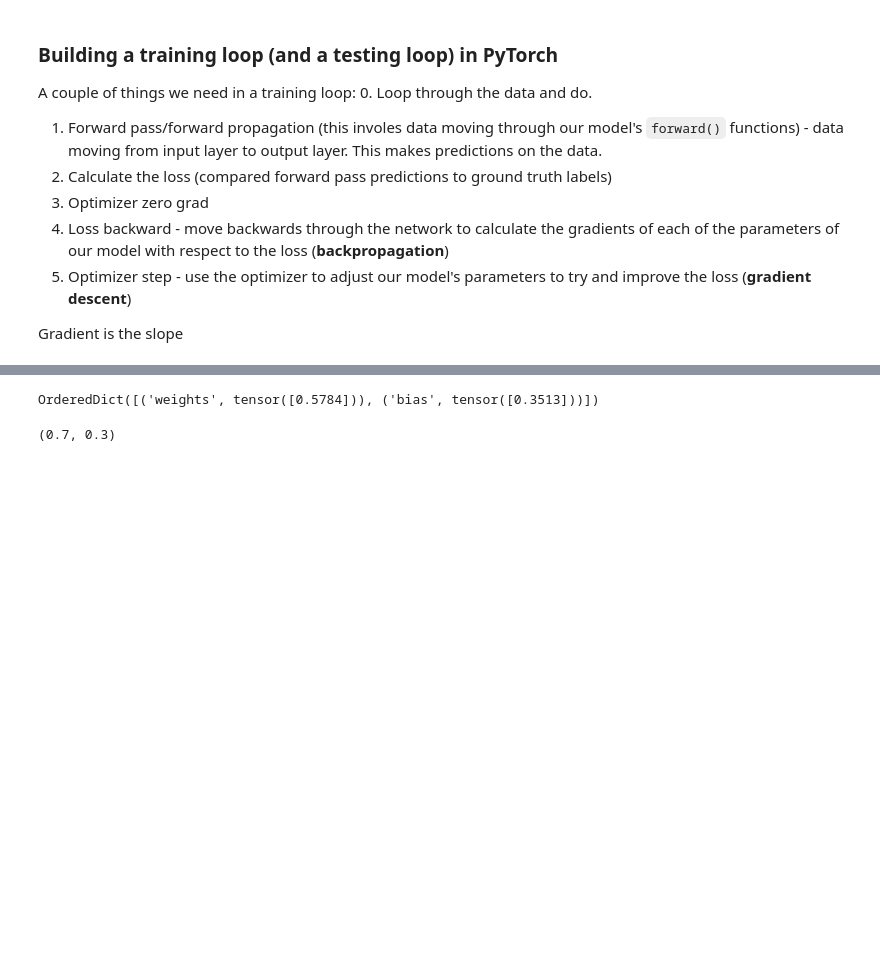
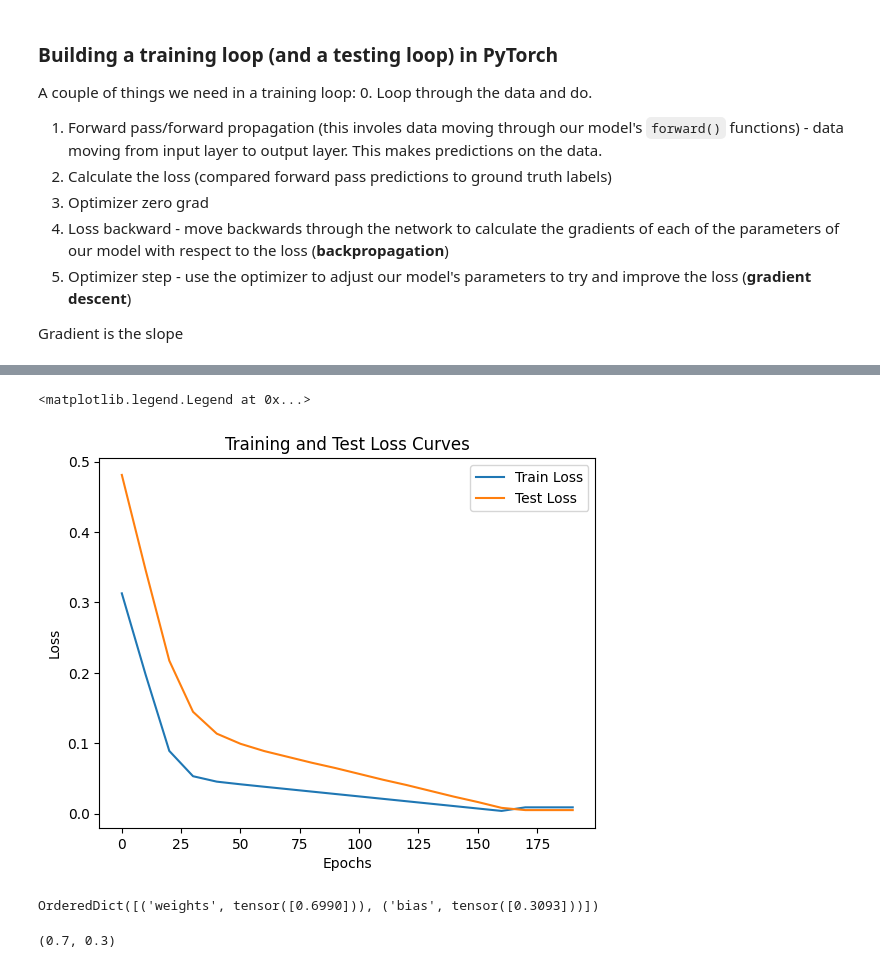
Before and after one commit to sifulsidd/pytorch, a Jupyter notebook: 01_pytorch_workflow.ipynb, the cells around one changed output, grey strips where cells are left out. Cells and saved outputs as stored; diff of their text form; code cells hidden in the pictures; blank space fills up the shorter version.

Commit message:
Understood training test loop and the steps required. Also graphed data to see how model is acting.

```diff
--- a/01_pytorch_workflow.ipynb
+++ b/01_pytorch_workflow.ipynb
@@ -365,7 +365,13 @@ Gradient is the slope
 # %%
 torch.manual_seed(42)
 # An epoch is one loop through the data... (this is a hyperparameter because we set it ourselves)
-epochs = 100
+epochs = 200
+
+# Track different values, compare future experiments to past experiments
+epoch_count = []
+loss_values = []
+test_loss_values = []
+# ^ create empty lists to store model progress
 
 ### Training
 # 0. Loop through the data
@@ -390,16 +396,26 @@ for epoch in range(epochs):
   optimizer.step() # by default how the optimizer changes will accumulate through the loop so... we have to zero them above in step 3 for the next iteration of the loop
 
   ### Testing
+  # tell model we want to evaluate rather than train
   model_0.eval() # turns off gradient tracking, turns off different settings in the model not needed for evaluation/testing (dropout/batchnorm layers)
+
+  # Do this for faster performance
   with torch.inference_mode(): # turns off gradient tracking & a couple more things behind the scenes
+    # Pass test data through the model, calls forward() method
     # 1. Do the forward pass
     test_pred = model_0(X_test)
 
+    # Calculate test loss (how wrong model's predictions are on test dataset, lower is better)
     # 2. Calculate the loss
     test_loss = loss_fn(test_pred, y_test)
 
+  # Display information every ~10 epochs
   # Print out whats happening
   if epoch % 10 == 0:
+    epoch_count.append(epoch)
+    loss_values.append(loss)
+    test_loss_values.append(test_loss)
+
     print(f"Epoch: {epoch} | Loss: {loss} | Test loss: {test_loss}")
     # Print out model state dict()
     print(model_0.state_dict())
@@ -423,0 +440,9 @@ Loss: 0.02479521557688713
+# %%
+import numpy as np
+# Because values are tensor values, make sure to change to numpy() in the testing condition
+# # loss_values, test_loss_values
+
+# essentially we have to convert our values to numpy values, because matplotlib only works with numpy
+loss_values = np.array(torch.tensor(loss_values).numpy())
+test_loss_values = np.array(torch.tensor(test_loss_values).numpy())
+loss_values, test_loss_values
@@ -424,10 +460,21 @@ Loss: 0.02479521557688713
+# %%
+# Plot the loss curves
+plt.plot(epoch_count, loss_values, label = "Train Loss") # because
+plt.plot(epoch_count, test_loss_values, label = "Test Loss")
+plt.title("Training and Test Loss Curves")
+plt.ylabel("Loss")
+plt.xlabel("Epochs")
+plt.legend()
+# %% [output]
+<matplotlib.legend.Legend at 0x...>
+[figure, added]
 # %%
 with torch.inference_mode():
   y_preds_new = model_0(X_test)
 # %%
 model_0.state_dict()
 # %% [output]
-OrderedDict([('weights', tensor([0.5784])), ('bias', tensor([0.3513]))])
+OrderedDict([('weights', tensor([0.6990])), ('bias', tensor([0.3093]))])
 # %%
 weight, bias
 # %% [output]
```
Also changed, not shown: parts of 3 cells of this notebook.
